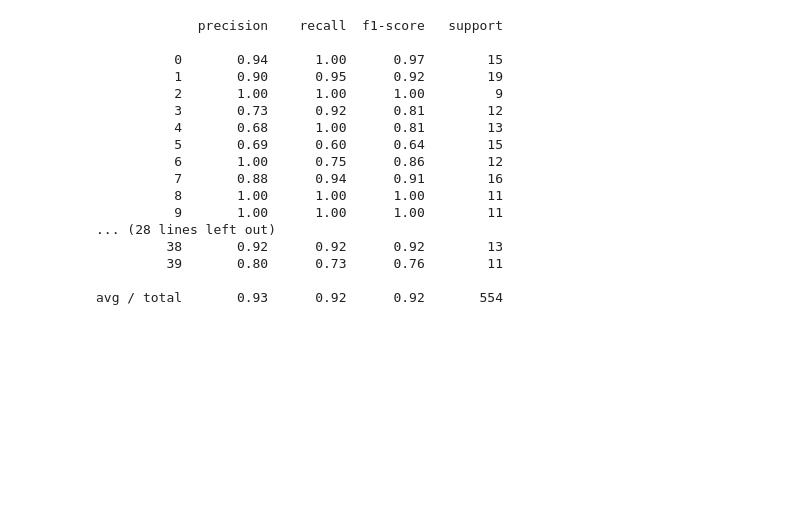
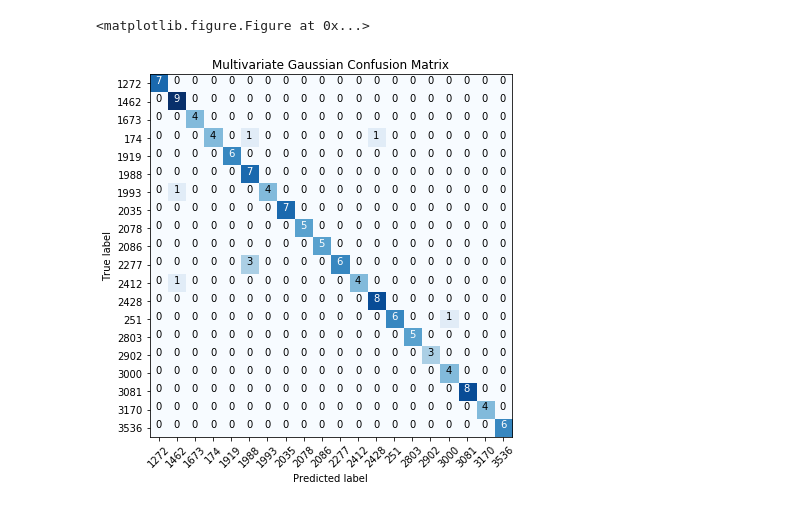
Before and after one commit to anshulshah96/Voice-Synthesizer, a Jupyter notebook: notebooks/gaussian_MLE_classifier.ipynb, the cells around one changed output. Saved outputs shown, nothing was run; the diff lists cells and outputs as text; code cells hidden in the pictures; blank space fills up the shorter version.

```diff
--- a/notebooks/gaussian_MLE_classifier.ipynb
+++ b/notebooks/gaussian_MLE_classifier.ipynb
@@ -19,32 +21,27 @@ le = LabelEncoder()
 
 df = pd.read_hdf("../data_extract/features_dataset_2b.h5")
 # %%
-NUM_PEOPLE = 40
+NUM_PEOPLE = 20
 df = df.loc[df['id']<NUM_PEOPLE]
 # %%
 flist = ["mfcc{}".format(i) for i in range(14)]
 
-df_train, df_cross, df_test = get_partitions(df)
+df_train, df_cross, df_test = get_partitions_2(df,train_per=0.3,cross_per=0.6,test_per=0.1)
 
 obj = MultiGauss(flist)
 obj.fit(df_train)
 # %%
-obj.predict_df(df_cross)
+# obj.predict_df(df_cross)
-# %% [output]
-             precision    recall  f1-score   support
-
-          0       0.94      1.00      0.97        15
-          1       0.90      0.95      0.92        19
-          2       1.00      1.00      1.00         9
-          3       0.73      0.92      0.81        12
-          4       0.68      1.00      0.81        13
-          5       0.69      0.60      0.64        15
-          6       1.00      0.75      0.86        12
-          7       0.88      0.94      0.91        16
-          8       1.00      1.00      1.00        11
-          9       1.00      1.00      1.00        11
-... (28 lines left out)
-         38       0.92      0.92      0.92        13
-         39       0.80      0.73      0.76        11
-
-avg / total       0.93      0.92      0.92       554
+# %%
+orig, pred = obj.get_results(df_test)
+conf_arr = metrics.confusion_matrix(orig['id'], pred['id'])
+# %%
+merged_inner = pd.merge(left=orig,right=df[['id','pid','pname']], left_on='id', right_on='id')
+
+np.set_printoptions(precision=2)
+plt.figure(figsize=(6,6),edgecolor='k')
+utils.plot_confusion_matrix(conf_arr, classes=merged_inner['pid'].drop_duplicates(), title='Multivariate Gaussian Confusion Matrix');
+plt.show()
+# %% [output]
+<matplotlib.figure.Figure at 0x...>
+[figure, added]
```
Also changed, not shown: parts of 3 cells of this notebook, 6 other files.
